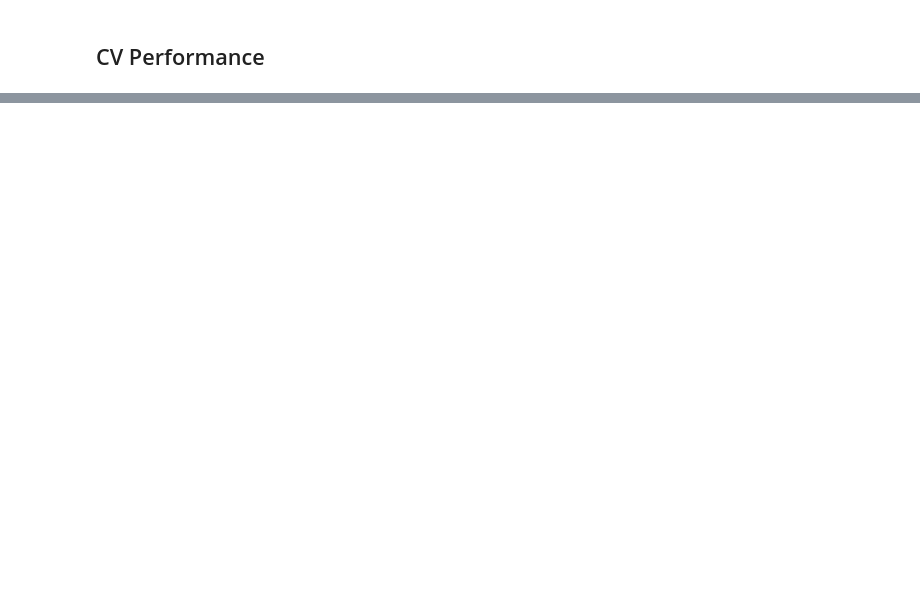
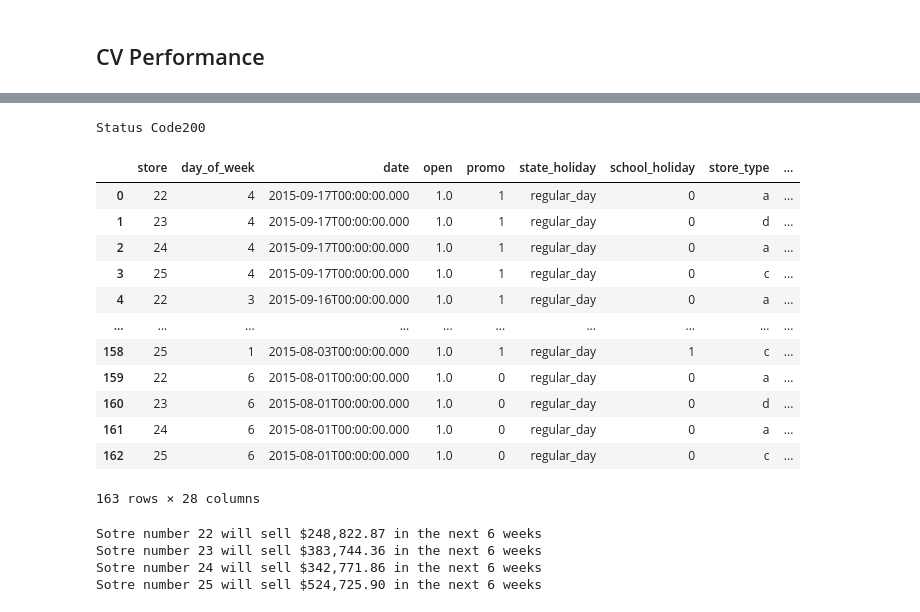
Before and after one commit to MayconRochaaa/rossmann_project, a Jupyter notebook: store_sales_prediction.ipynb, the cells around one changed output, grey strips where cells are left out. Drawn from its saved outputs; the diff is of its cells as text; code cells hidden in the pictures; blank space fills up the shorter version.

```diff
--- a/store_sales_prediction.ipynb
+++ b/store_sales_prediction.ipynb
@@ -1086,0 +1219,13 @@ modelling_result_cv.sort_values('RMSE CV')
+# %%
+df10 = pd.read_csv('/home/mayconr/repos/ComunidadeDS/dsproducao/rossmann_project/data/test.csv')
+
+df_test = pd.merge(df10, df_store_raw, how= 'left', on= 'Store')
+
+df_test = df_test[df_test['Store'].isin([22, 23, 24, 25])]
+
+df_test = df_test[df_test['Open']!=0]
+df_test = df_test[~df_test['Open'].isnull()]
+
+df_test = df_test.drop('Id', axis=1)
+
+data = df_test.to_dict(orient='records')
@@ -1086,0 +1235,41 @@ modelling_result_cv.sort_values('RMSE CV')
+# %%
+
+url = 'http://0.0.0.0:5000/rossmann/predict'
+
+header = {'Content-type': 'application/json'}
+
+#data = data
+
+
+
+r = requests.post(url, data=json.dumps(data), headers=header)
+print('Status Code{}'.format(r.status_code))
+# %% [output]
+Status Code200
+# %%
+d1 = pd.DataFrame(r.json(), columns=r.json()[0].keys())
+d1
+# %% [output]
+|  | store | day_of_week | date | open | promo | state_holiday | school_holiday | store_type | ... |
+| 0 | 22 | 4 | 2015-09-17T00:00:00.000 | 1.0 | 1 | regular_day | 0 | a | ... |
+| 1 | 23 | 4 | 2015-09-17T00:00:00.000 | 1.0 | 1 | regular_day | 0 | d | ... |
+| 2 | 24 | 4 | 2015-09-17T00:00:00.000 | 1.0 | 1 | regular_day | 0 | a | ... |
+| 3 | 25 | 4 | 2015-09-17T00:00:00.000 | 1.0 | 1 | regular_day | 0 | c | ... |
+| 4 | 22 | 3 | 2015-09-16T00:00:00.000 | 1.0 | 1 | regular_day | 0 | a | ... |
+| ... | ... | ... | ... | ... | ... | ... | ... | ... | ... |
+| 158 | 25 | 1 | 2015-08-03T00:00:00.000 | 1.0 | 1 | regular_day | 1 | c | ... |
+| 159 | 22 | 6 | 2015-08-01T00:00:00.000 | 1.0 | 0 | regular_day | 0 | a | ... |
+| 160 | 23 | 6 | 2015-08-01T00:00:00.000 | 1.0 | 0 | regular_day | 0 | d | ... |
+| 161 | 24 | 6 | 2015-08-01T00:00:00.000 | 1.0 | 0 | regular_day | 0 | a | ... |
+| 162 | 25 | 6 | 2015-08-01T00:00:00.000 | 1.0 | 0 | regular_day | 0 | c | ... |
+163 rows × 28 columns
+# %%
+d2 =d1[['store', 'prediction']].groupby('store').sum().reset_index()
+
+for i in range(len(d2)):
+    print('Sotre number {} will sell ${:,.2f} in the next 6 weeks'. format(d2.loc[i,'store'], d2.loc[i,'prediction']))
+# %% [output]
+Sotre number 22 will sell $248,822.87 in the next 6 weeks
+Sotre number 23 will sell $383,744.36 in the next 6 weeks
+Sotre number 24 will sell $342,771.86 in the next 6 weeks
+Sotre number 25 will sell $524,725.90 in the next 6 weeks
```
Also changed, not shown: parts of 68 cells of this notebook, 8 other files.
